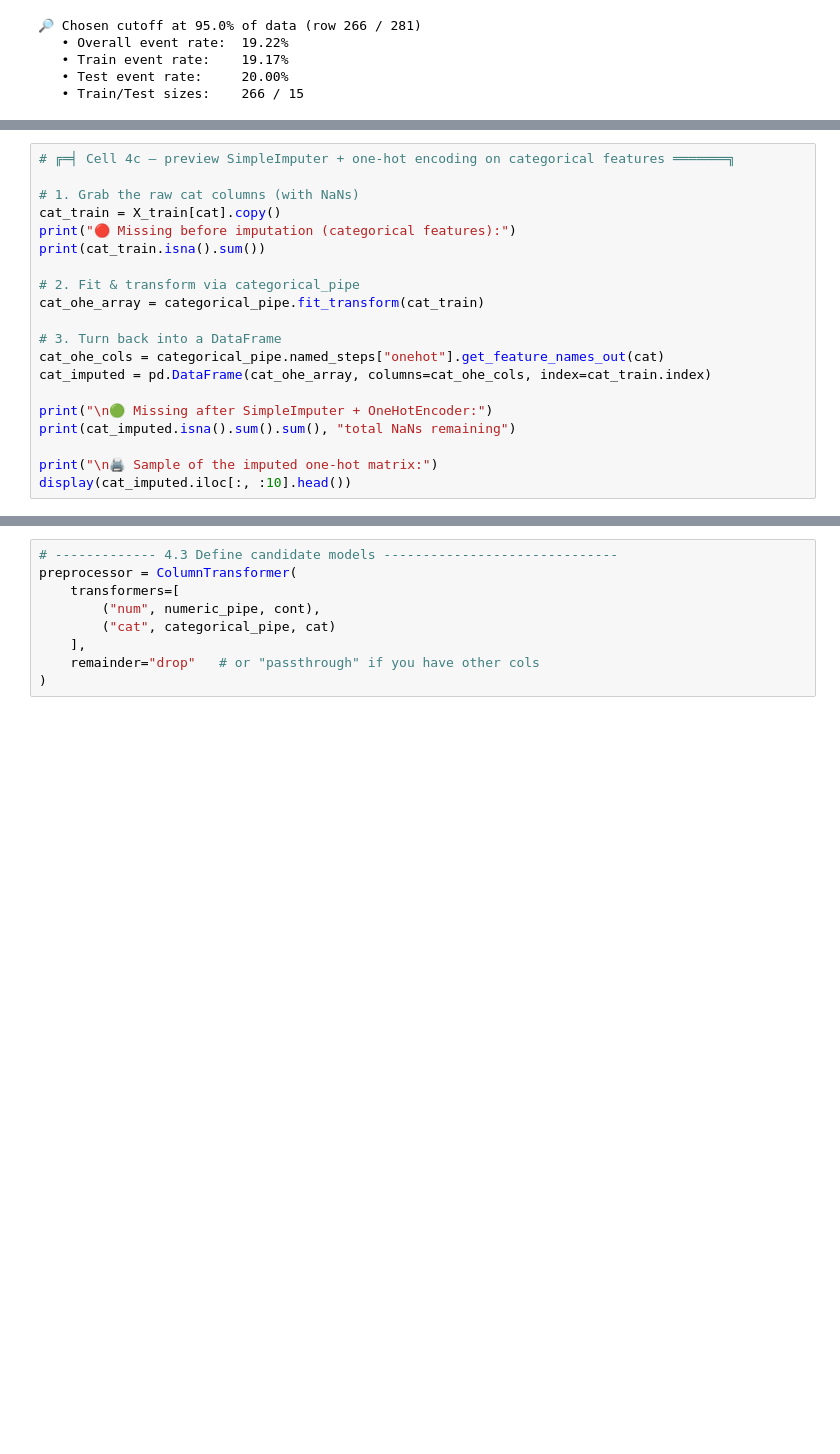
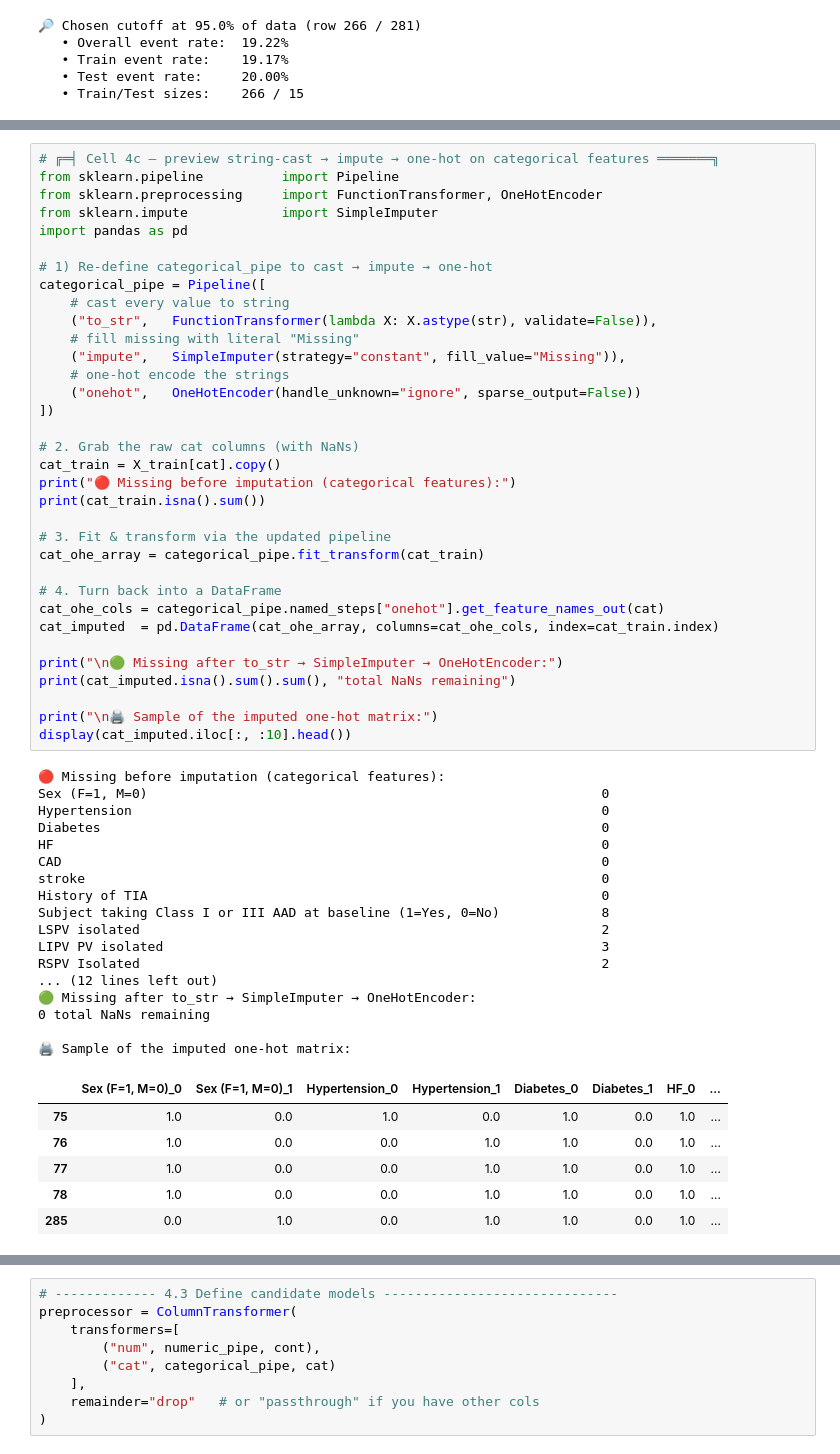
Before and after one commit to lochieh19798/Data-analysis, a Jupyter notebook: Figure2mod.ipynb, the cells around one changed output, grey strips where cells are left out. Cells and saved outputs as stored; diff of their text form; blank space fills up the shorter version.

```diff
--- a/Figure2mod.ipynb
+++ b/Figure2mod.ipynb
@@ -275,23 +299,61 @@ display(num_imputed.head())
 # %%
-# ╔═╡ Cell 4c – preview SimpleImputer + one-hot encoding on categorical features ═══════╗
+# ╔═╡ Cell 4c – preview string-cast → impute → one-hot on categorical features ═══════╗
+from sklearn.pipeline          import Pipeline
+from sklearn.preprocessing     import FunctionTransformer, OneHotEncoder
+from sklearn.impute            import SimpleImputer
+import pandas as pd
 
-# 1. Grab the raw cat columns (with NaNs)
+# 1) Re-define categorical_pipe to cast → impute → one-hot
+categorical_pipe = Pipeline([
+    # cast every value to string
+    ("to_str",   FunctionTransformer(lambda X: X.astype(str), validate=False)),
+    # fill missing with literal "Missing"
+    ("impute",   SimpleImputer(strategy="constant", fill_value="Missing")),
+    # one-hot encode the strings
+    ("onehot",   OneHotEncoder(handle_unknown="ignore", sparse_output=False))
+])
+
+# 2. Grab the raw cat columns (with NaNs)
 cat_train = X_train[cat].copy()
 print("🔴 Missing before imputation (categorical features):")
 print(cat_train.isna().sum())
 
-# 2. Fit & transform via categorical_pipe
+# 3. Fit & transform via the updated pipeline
 cat_ohe_array = categorical_pipe.fit_transform(cat_train)
 
-# 3. Turn back into a DataFrame
+# 4. Turn back into a DataFrame
 cat_ohe_cols = categorical_pipe.named_steps["onehot"].get_feature_names_out(cat)
-cat_imputed = pd.DataFrame(cat_ohe_array, columns=cat_ohe_cols, index=cat_train.index)
+cat_imputed  = pd.DataFrame(cat_ohe_array, columns=cat_ohe_cols, index=cat_train.index)
 
-print("\n🟢 Missing after SimpleImputer + OneHotEncoder:")
+print("\n🟢 Missing after to_str → SimpleImputer → OneHotEncoder:")
 print(cat_imputed.isna().sum().sum(), "total NaNs remaining")
 
 print("\n🖨️ Sample of the imputed one-hot matrix:")
 display(cat_imputed.iloc[:, :10].head())
+# %% [output]
+🔴 Missing before imputation (categorical features):
+Sex (F=1, M=0)                                                          0
+Hypertension                                                            0
+Diabetes                                                                0
+HF                                                                      0
+CAD                                                                     0
+stroke                                                                  0
+History of TIA                                                          0
+Subject taking Class I or III AAD at baseline (1=Yes, 0=No)             8
+LSPV isolated                                                           2
+LIPV PV isolated                                                        3
+RSPV Isolated                                                           2
+... (12 lines left out)
+🟢 Missing after to_str → SimpleImputer → OneHotEncoder:
+0 total NaNs remaining
+
+🖨️ Sample of the imputed one-hot matrix:
+|  | Sex (F=1, M=0)_0 | Sex (F=1, M=0)_1 | Hypertension_0 | Hypertension_1 | Diabetes_0 | Diabetes_1 | HF_0 | ... |
+| 75 | 1.0 | 0.0 | 1.0 | 0.0 | 1.0 | 0.0 | 1.0 | ... |
+| 76 | 1.0 | 0.0 | 0.0 | 1.0 | 1.0 | 0.0 | 1.0 | ... |
+| 77 | 1.0 | 0.0 | 0.0 | 1.0 | 1.0 | 0.0 | 1.0 | ... |
+| 78 | 1.0 | 0.0 | 0.0 | 1.0 | 1.0 | 0.0 | 1.0 | ... |
+| 285 | 0.0 | 1.0 | 0.0 | 1.0 | 1.0 | 0.0 | 1.0 | ... |
 # %%
 # ╔═╡ Cell 4d – inspect full preprocessed feature space ─══════════════╗
 from sklearn.compose import ColumnTransformer
```
Also changed, not shown: parts of 15 cells of this notebook.
